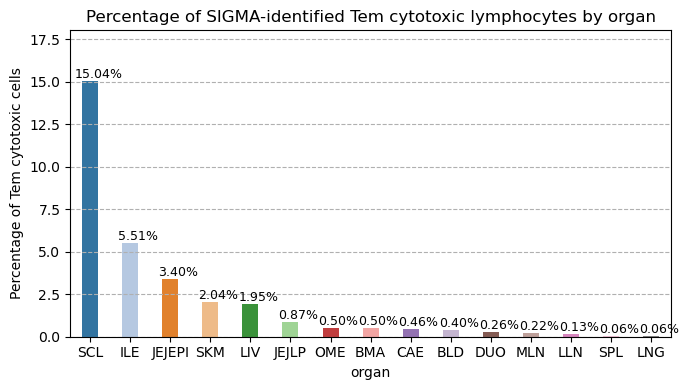
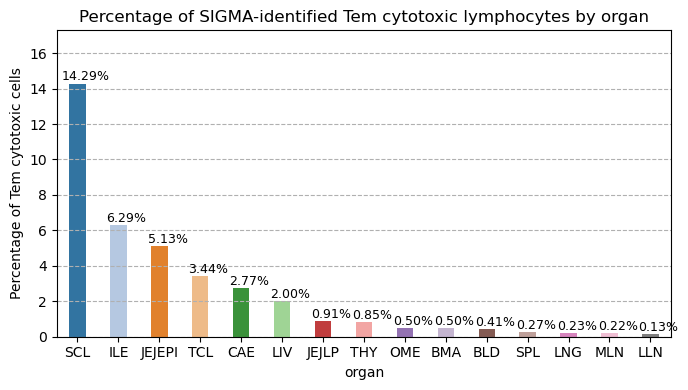
The notebook cell's code change between the first figure and the second:
--- before
+++ after
@@ -53,4 +53,4 @@
 
 plt.tight_layout()
-plt.savefig("figures/dominguez_OrganDistribution.svg", dpi=300, bbox_inches="tight")
+plt.savefig("figures/dominguez_OrganDistribution.svg", dpi=500, bbox_inches="tight")
 plt.show()

Commit: update studycase figures